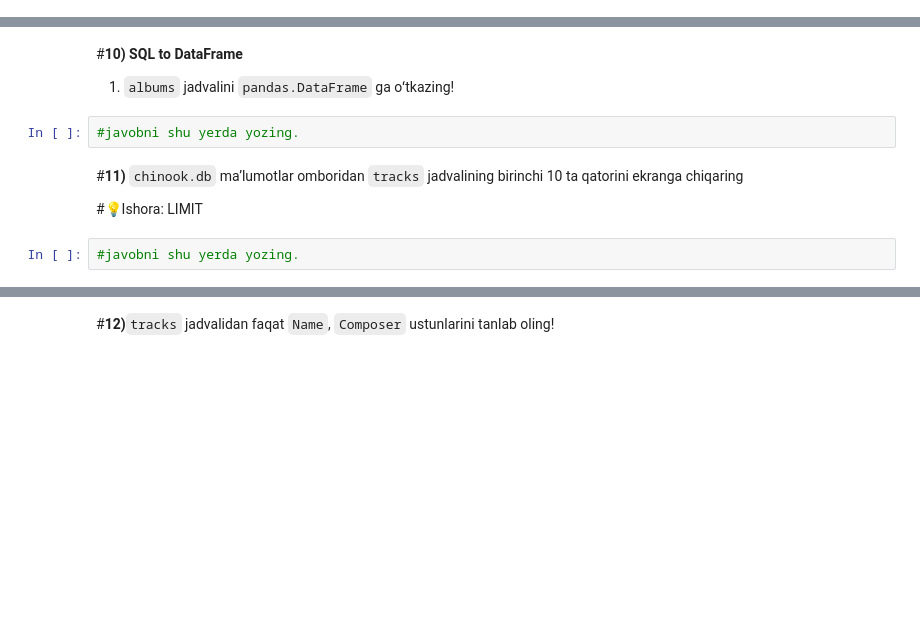
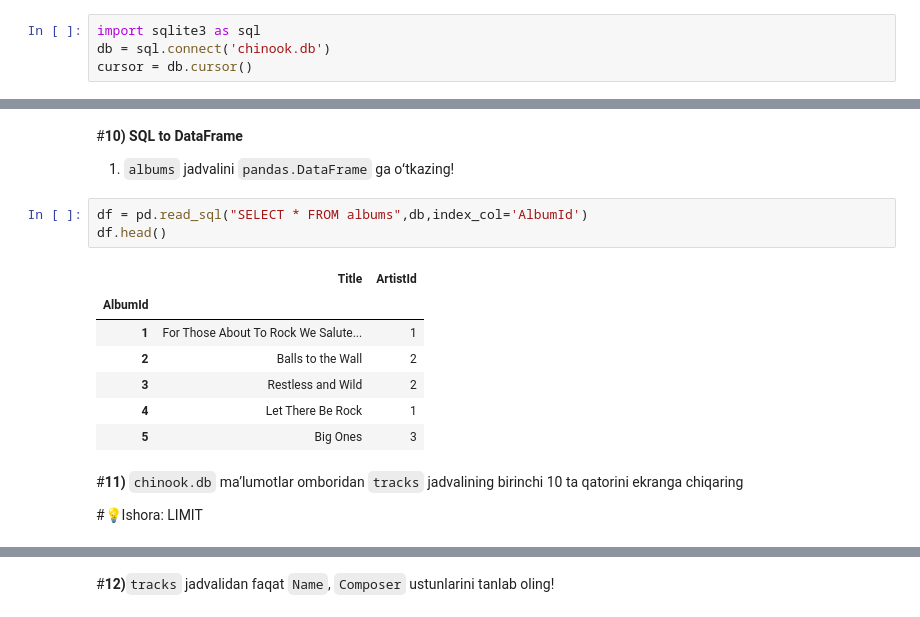
Before and after one commit to IlyasNasirov/notebook, a Jupyter notebook: 10_MAʼLUMOTLARGA_ISHLOV_BERISH_10_25_YAKUNIY_AMALIY_VAZIFA.ipynb, the cells around one changed output, grey strips where cells are left out. Cells and saved outputs as stored; diff of their text form; blank space fills up the shorter version.

```diff
--- a/10_MAʼLUMOTLARGA_ISHLOV_BERISH_10_25_YAKUNIY_AMALIY_VAZIFA.ipynb
+++ b/10_MAʼLUMOTLARGA_ISHLOV_BERISH_10_25_YAKUNIY_AMALIY_VAZIFA.ipynb
@@ -181,3 +211,7 @@ KeyError: 'usd'
+# %%
+import sqlite3 as sql
+db = sql.connect('chinook.db')
+cursor = db.cursor()
 # %% [markdown]
 #**9) Maʼlumotlar omboriga soʻrov yuborish**
 1. Jadvallar roʻyxatini koʻring. Ularning ichida `albums` jadvali boʻlsa, shu jadvaldagi barcha maʼlumotlarni (qatorlarni) ekranga chiqaring.
@@ -188,11 +271,18 @@ KeyError: 'usd'
 # %% [markdown]
 #**10) SQL to DataFrame**
 1. `albums` jadvalini `pandas.DataFrame` ga oʻtkazing!
-# %%
-#javobni shu yerda yozing.
+# %%
+df = pd.read_sql("SELECT * FROM albums",db,index_col='AlbumId')
+df.head()
+# %% [output]
+|  | Title | ArtistId |
+| AlbumId |  |  |
+| 1 | For Those About To Rock We Salute... | 1 |
+| 2 | Balls to the Wall | 2 |
+| 3 | Restless and Wild | 2 |
+| 4 | Let There Be Rock | 1 |
+| 5 | Big Ones | 3 |
 # %% [markdown]
 #**11)**  `chinook.db` maʼlumotlar omboridan `tracks` jadvalining birinchi 10 ta qatorini ekranga chiqaring
 
 #💡Ishora: LIMIT
-# %%
-#javobni shu yerda yozing.
```
Also changed, not shown: parts of 45 cells of this notebook.
